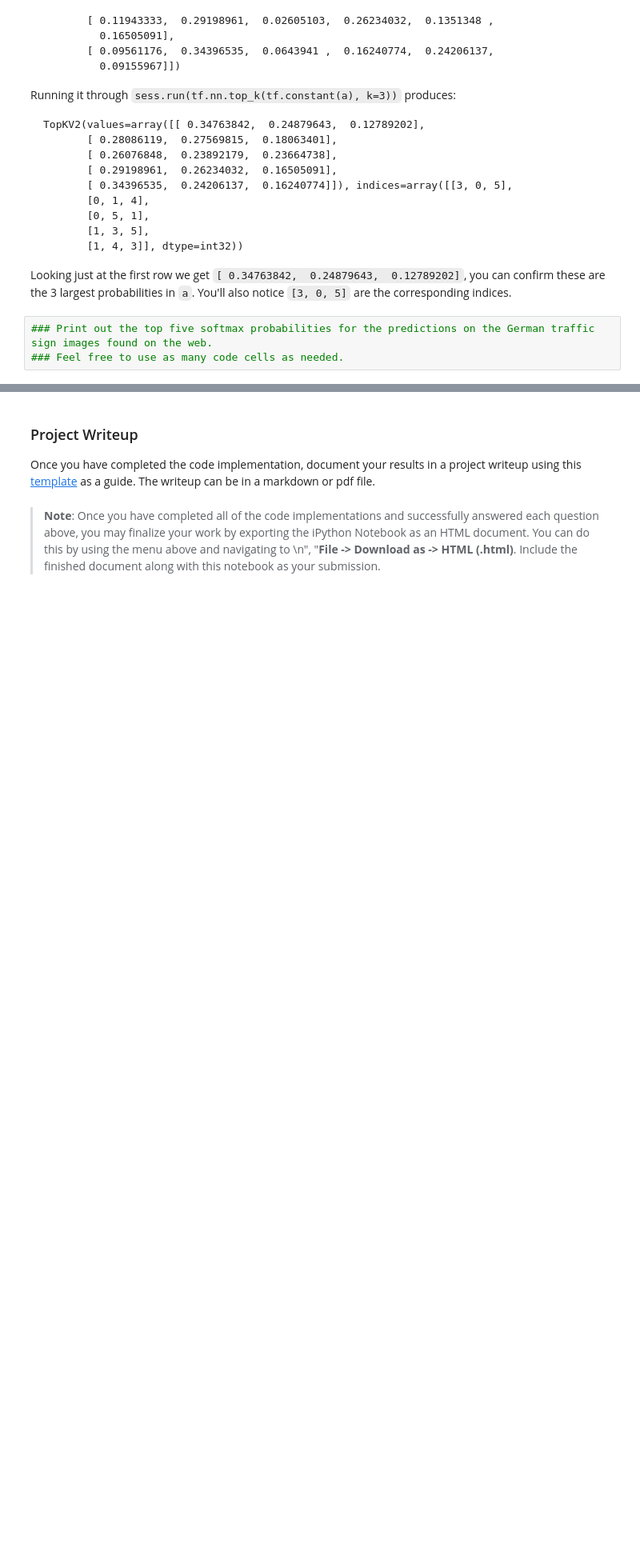
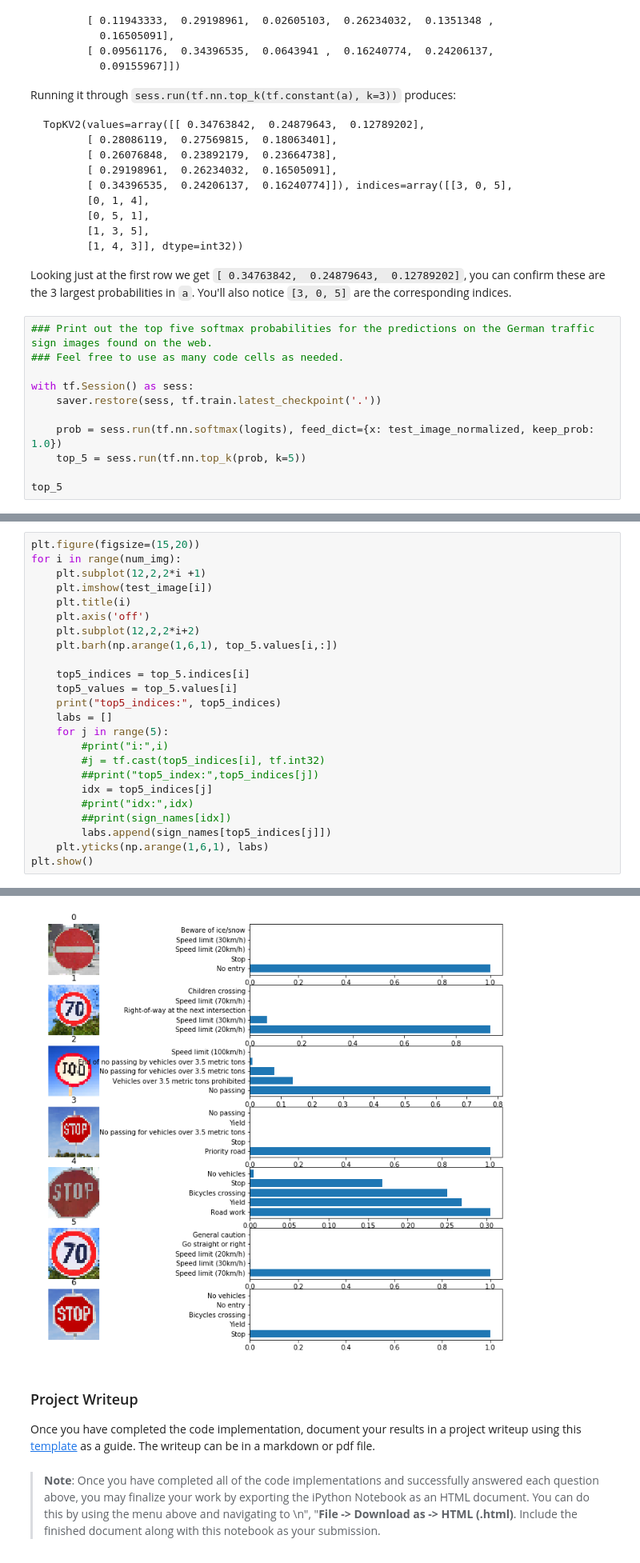
Before and after one commit to YoshiyukiKono/CarND, a Jupyter notebook: project-2/Traffic_Sign_Classifier.ipynb, the cells around one changed output, grey strips where cells are left out. Shown at 80% size. Cells and saved outputs as stored; diff of their text form; blank space fills up the shorter version.

```diff
--- a/project-2/Traffic_Sign_Classifier.ipynb
+++ b/project-2/Traffic_Sign_Classifier.ipynb
@@ -402,3 +575,11 @@ Looking just at the first row we get `[ 0.34763842,  0.24879643,  0.12789202]`,
 # %%
 ### Print out the top five softmax probabilities for the predictions on the German traffic sign images found on the web.
 ### Feel free to use as many code cells as needed.
+
+with tf.Session() as sess:
+    saver.restore(sess, tf.train.latest_checkpoint('.'))
+
+    prob = sess.run(tf.nn.softmax(logits), feed_dict={x: test_image_normalized, keep_prob: 1.0})
+    top_5 = sess.run(tf.nn.top_k(prob, k=5))
+
+top_5
@@ -404,0 +607,25 @@ Looking just at the first row we get `[ 0.34763842,  0.24879643,  0.12789202]`,
+# %%
+plt.figure(figsize=(15,20))
+for i in range(num_img):
+    plt.subplot(12,2,2*i +1)
+    plt.imshow(test_image[i])
+    plt.title(i)
+    plt.axis('off')
+    plt.subplot(12,2,2*i+2)
+    plt.barh(np.arange(1,6,1), top_5.values[i,:])
+
+    top5_indices = top_5.indices[i]
+    top5_values = top_5.values[i]
+    print("top5_indices:", top5_indices)
+    labs = []
+    for j in range(5):
+        #print("i:",i)
+        #j = tf.cast(top5_indices[i], tf.int32)
+        ##print("top5_index:",top5_indices[j])
+        idx = top5_indices[j]
+        #print("idx:",idx)
+        ##print(sign_names[idx])
+        labs.append(sign_names[top5_indices[j]])
+    plt.yticks(np.arange(1,6,1), labs)
+plt.show()
+# %% [output]
@@ -405,3 +639,4 @@ Looking just at the first row we get `[ 0.34763842,  0.24879643,  0.12789202]`,
+[figure, added]
 # %% [markdown]
 ### Project Writeup
 
```
Also changed, not shown: parts of 21 cells of this notebook, 14 other files.
